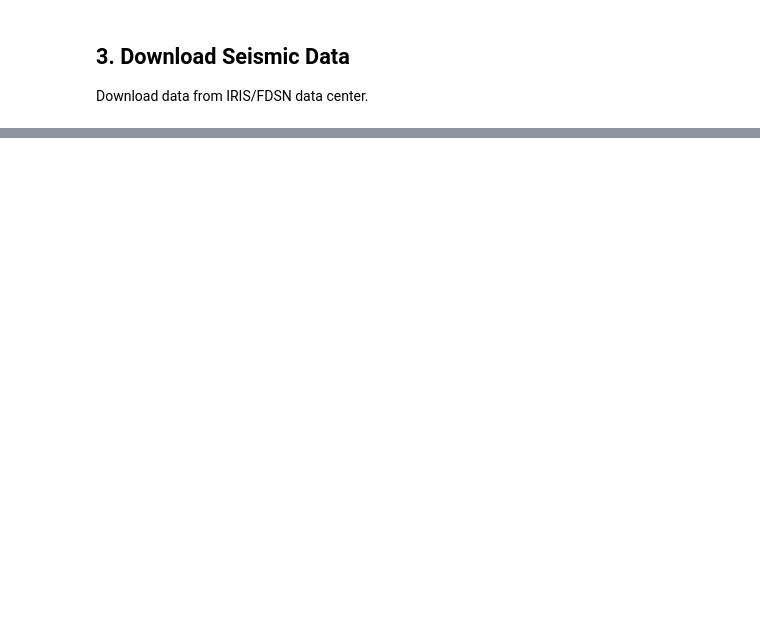
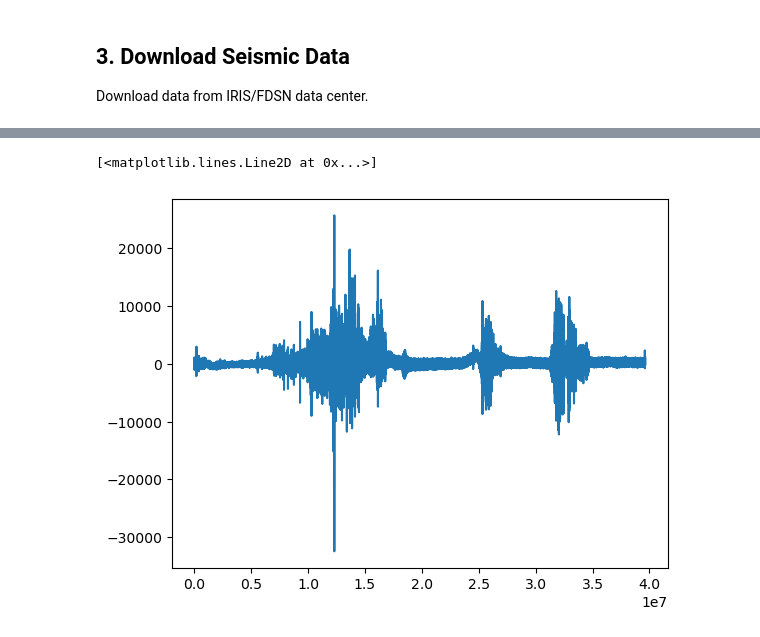
Before and after one commit to gaia-hazlab/gaia-landslides-detect, a Jupyter notebook: notebooks/seisbench_detection.ipynb, the cells around one changed output, grey strips where cells are left out. Drawn from its saved outputs; the diff is of its cells as text; code cells hidden in the pictures; blank space fills up the shorter version.

```diff
--- a/notebooks/seisbench_detection.ipynb
+++ b/notebooks/seisbench_detection.ipynb
@@ -39,30 +44,45 @@ print("✓ Imports successful!")
 # %%
 # Configuration
 config = {
-    # Model settings
-    'model_name': 'phasenet',  # Options: 'phasenet', 'eqtransformer', 'gpd'
-    'model_version': 'original',
-    'use_quakescope': False,  # Set to True to use QuakeScope models
+    # Picker model settings (following SeisBench workflow)
+    'picker_model': 'phasenet',  # Options: 'phasenet', 'eqtransformer', 'gpd'
+    'picker_version': 'stead',   # Options: 'original', 'ethz', 'instance', 'scedc', 'stead', 'geofon', 'neic'
+
+    # Classifier model settings
+    'classifier_model': 'quakexnet',
+    'classifier_version': 'base',  # Options: 'base', 'v3'
+
+    # Device settings
     'device': 'auto',  # 'auto', 'cpu', or 'cuda'
 
     # Data settings
     'network': 'UW',
-    'station': 'RATT',
+    'station': 'DREAM',
     'channel': 'HH*',  # HH* for high-bandwidth, BH* for broadband
     'location': '*',
 
     # Time window (use recent data or specify custom)
-    'use_recent': True,  # If True, use last 24 hours
+    'use_recent': False,  # If True, use last 24 hours
     'hours_back': 24,
-    'starttime': '2024-01-01T00:00:00',  # Used if use_recent=False
-    'endtime': '2024-01-01T01:00:00',
+    'starttime': '2025-12-10T00:00:00',  # Used if use_recent=False
+    'endtime': '2025-12-15T00:00:00',
 
-    # Detection parameters
-    'threshold': 0.5,
+    # Picker detection parameters
+    'picker_threshold': 0.5,
     'min_duration': 10,  # samples
     'merge_distance': 50,  # samples
     'apply_smoothing': True,
     'smooth_window': 100,
+
+    # Classification parameters
+    'window_duration': 100.0,  # seconds (for QuakeXNet 5000 samples @ 50Hz)
+    'stride': 50.0,  # seconds
+    'batch_size': 12,
+    'include_sliding': True,
+    'include_event_centered': True,
+
+    # Merging parameters
+    'time_tolerance': 10.0,  # seconds for matching picks to classifications
 
     # Output settings
     'save_plots': True,
@@ -320,0 +229,5 @@ else:
+# %%
+plt.plot(stream[1].data)
+# %% [output]
+[<matplotlib.lines.Line2D at 0x...>]
+[figure, added]
```
Also changed, not shown: parts of 47 cells of this notebook, 10 other files.
